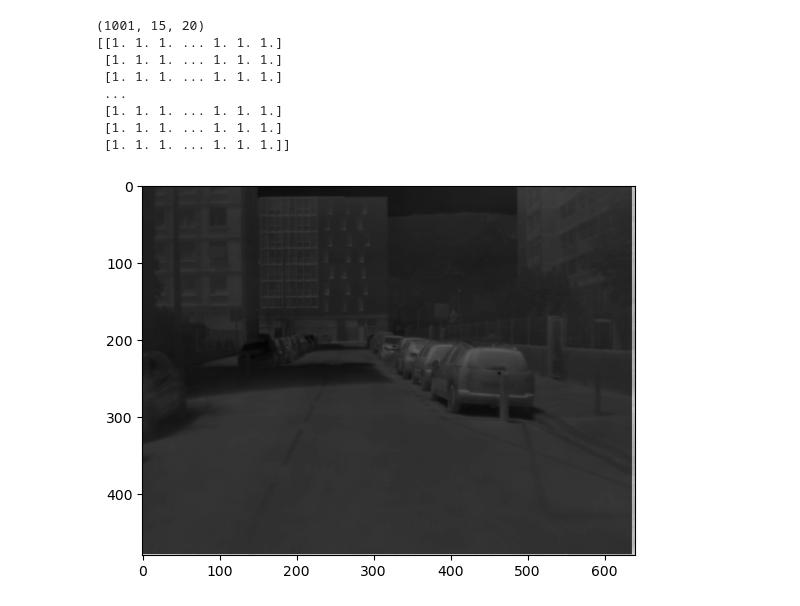
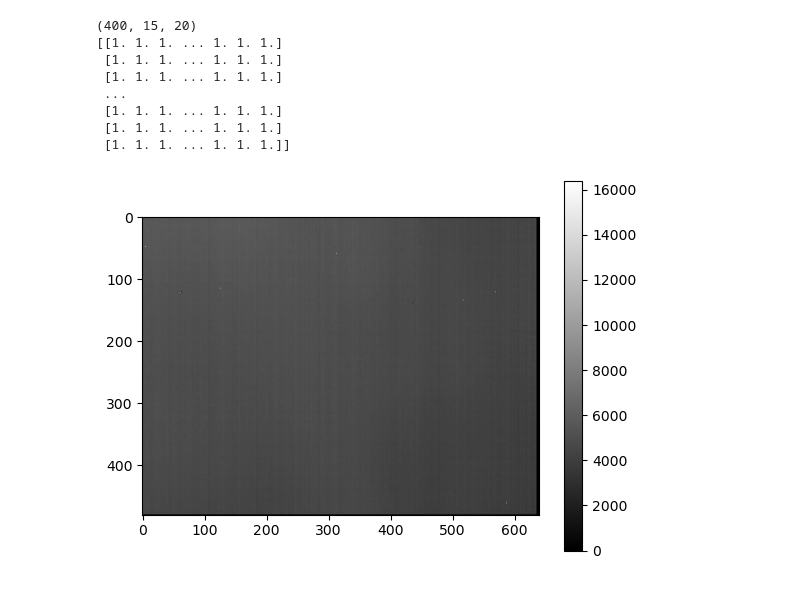
Before and after one commit to ThangVuH/M1_S8_dataChallenge_24, a Jupyter notebook: pseudo_calibration_blend.ipynb, the cells around one changed output. Saved outputs shown, nothing was run; the diff lists cells and outputs as text; code cells hidden in the pictures.

Commit message:
updates to video output for pseudo-calibrate-blend

```diff
--- a/pseudo_calibration_blend.ipynb
+++ b/pseudo_calibration_blend.ipynb
@@ -107,11 +107,11 @@ def pseud_calibration(arr, num_slices, reg= 100):
 
     return reconstructed
 # %%
-car_scene = np.stack(car_scene_df2["image"].values)
-filter = pseud_calibration(car_scene, 32)
-filtered_car_scene = car_scene - filter
+scene = np.stack(scene_df1["image"].values)
+filter = pseud_calibration(scene, 32)
+filtered_scene = scene - filter
 # %% [output]
-(1001, 15, 20)
+(400, 15, 20)
 [[1. 1. 1. ... 1. 1. 1.]
  [1. 1. 1. ... 1. 1. 1.]
  [1. 1. 1. ... 1. 1. 1.]
@@ -120,7 +120,8 @@ filtered_car_scene = car_scene - filter
  [1. 1. 1. ... 1. 1. 1.]
  [1. 1. 1. ... 1. 1. 1.]]
 # %%
-plt.imshow(filtered_car_scene[350], cmap='gray')
+plt.imshow(filter, cmap='gray')
+plt.colorbar()
 plt.show()
 # %% [output]
-[figure, old version]
+[figure, new version]
```
Also changed, not shown: parts of 2 cells of this notebook, 4 other files.
